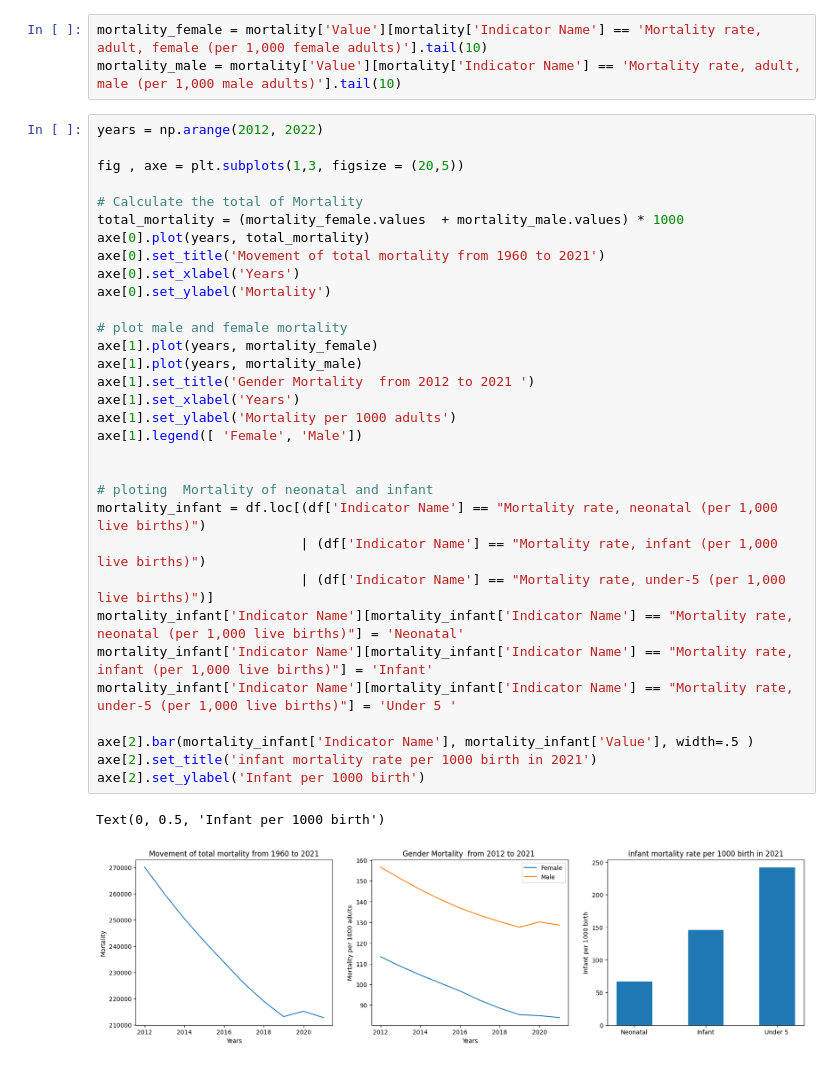
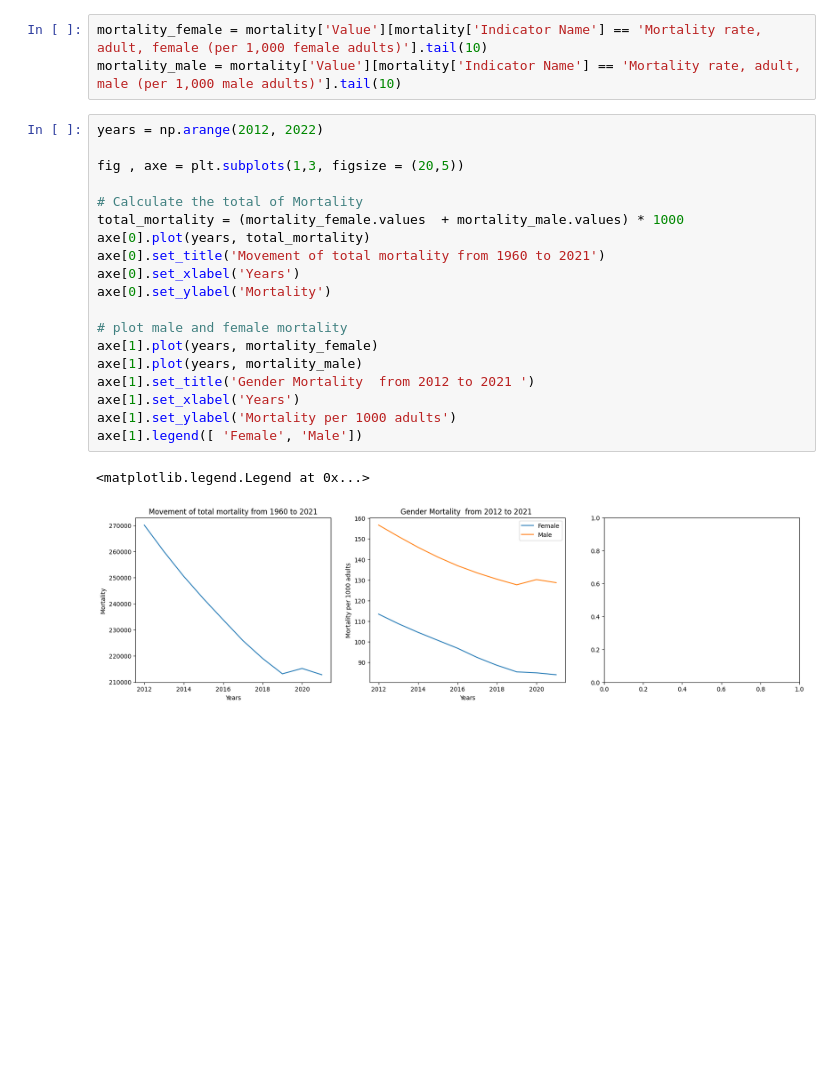
Before and after one commit to BENLHOSNITaoufik/Morocco_Health_Indicator, a Jupyter notebook: heath_mar.ipynb, the cells around one changed output. Saved outputs shown, nothing was run; the diff lists cells and outputs as text; blank space fills up the shorter version.

```diff
--- a/heath_mar.ipynb
+++ b/heath_mar.ipynb
@@ -336,35 +346,22 @@ mortality_male = mortality['Value'][mortality['Indicator Name'] == 'Mortality ra
 # %%
 years = np.arange(2012, 2022)
 
 fig , axe = plt.subplots(1,3, figsize = (20,5))
 
 # Calculate the total of Mortality
 total_mortality = (mortality_female.values  + mortality_male.values) * 1000
 axe[0].plot(years, total_mortality)
 axe[0].set_title('Movement of total mortality from 1960 to 2021')
 axe[0].set_xlabel('Years')
 axe[0].set_ylabel('Mortality')
 
 # plot male and female mortality
 axe[1].plot(years, mortality_female)
 axe[1].plot(years, mortality_male)
 axe[1].set_title('Gender Mortality  from 2012 to 2021 ')
 axe[1].set_xlabel('Years')
 axe[1].set_ylabel('Mortality per 1000 adults')
 axe[1].legend([ 'Female', 'Male'])
-
-
-# ploting  Mortality of neonatal and infant
-mortality_infant = df.loc[(df['Indicator Name'] == "Mortality rate, neonatal (per 1,000 live births)")
-                          | (df['Indicator Name'] == "Mortality rate, infant (per 1,000 live births)")
-                          | (df['Indicator Name'] == "Mortality rate, under-5 (per 1,000 live births)")]
-mortality_infant['Indicator Name'][mortality_infant['Indicator Name'] == "Mortality rate, neonatal (per 1,000 live births)"] = 'Neonatal'
-mortality_infant['Indicator Name'][mortality_infant['Indicator Name'] == "Mortality rate, infant (per 1,000 live births)"] = 'Infant'
-mortality_infant['Indicator Name'][mortality_infant['Indicator Name'] == "Mortality rate, under-5 (per 1,000 live births)"] = 'Under 5 '
-
-axe[2].bar(mortality_infant['Indicator Name'], mortality_infant['Value'], width=.5 )
-axe[2].set_title('infant mortality rate per 1000 birth in 2021')
-axe[2].set_ylabel('Infant per 1000 birth')
 # %% [output]
-Text(0, 0.5, 'Infant per 1000 birth')
+<matplotlib.legend.Legend at 0x...>
-[figure, old version]
+[figure, new version]
```
Also changed, not shown: parts of 9 cells of this notebook.
